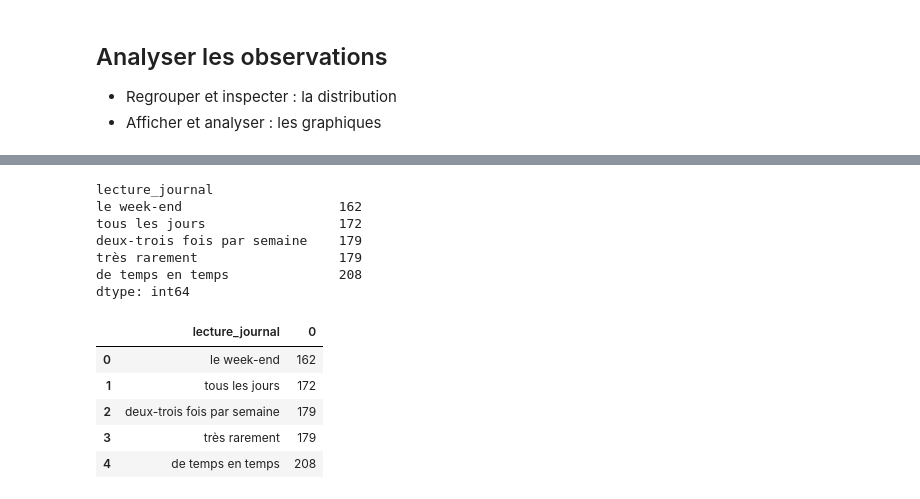
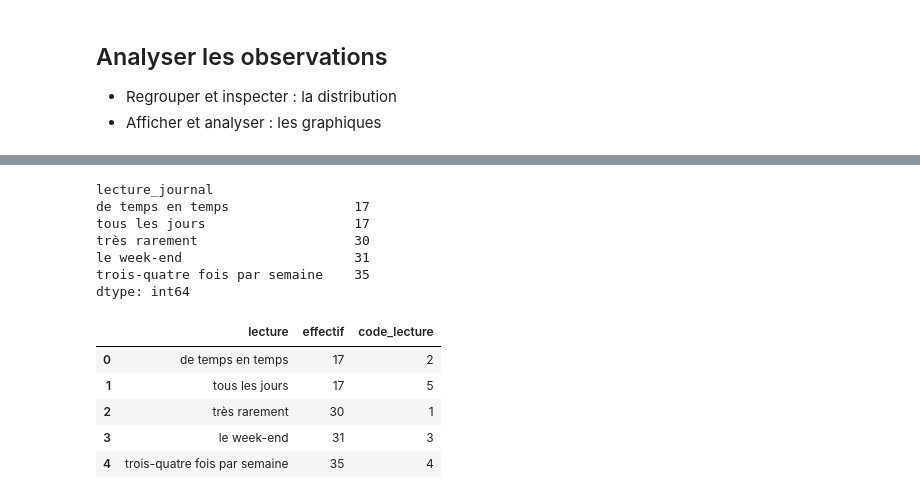
Before and after one commit to Vilgefor/histoire_numerique_methodes, a Jupyter notebook: statistiques_descriptives/elements_statistiques_descriptives.ipynb, the cells around one changed output, grey strips where cells are left out. Cells and saved outputs as stored; diff of their text form; code cells hidden in the pictures.

```diff
--- a/statistiques_descriptives/elements_statistiques_descriptives.ipynb
+++ b/statistiques_descriptives/elements_statistiques_descriptives.ipynb
@@ -130,3 +111,4 @@ observations_mod.head()
 # %%
-# obs = observations_mod
-obs = observations # 900
+obs = observations_mod
+#obs = observations # 900
+len(obs)
@@ -207,20 +191,22 @@ plt.show()
 sgb_lecture_journal
 # %% [output]
 lecture_journal
-le week-end                    162
-tous les jours                 172
-deux-trois fois par semaine    179
-très rarement                  179
-de temps en temps              208
+de temps en temps                17
+tous les jours                   17
+très rarement                    30
+le week-end                      31
+trois-quatre fois par semaine    35
 dtype: int64
 # %%
 df_lecture_journal = pd.DataFrame(sgb_lecture_journal)
 df_lecture_journal.reset_index(inplace=True)
+df_lecture_journal.columns = ['lecture','effectif']
+df_lecture_journal['code_lecture'] = [2,5,1,3,4]
 df_lecture_journal
 # %% [output]
-|  | lecture_journal | 0 |
-| 0 | le week-end | 162 |
-| 1 | tous les jours | 172 |
-| 2 | deux-trois fois par semaine | 179 |
-| 3 | très rarement | 179 |
-| 4 | de temps en temps | 208 |
+|  | lecture | effectif | code_lecture |
+| 0 | de temps en temps | 17 | 2 |
+| 1 | tous les jours | 17 | 5 |
+| 2 | très rarement | 30 | 1 |
+| 3 | le week-end | 31 | 3 |
+| 4 | trois-quatre fois par semaine | 35 | 4 |
```
Also changed, not shown: parts of 51 cells of this notebook, 1 other file.
